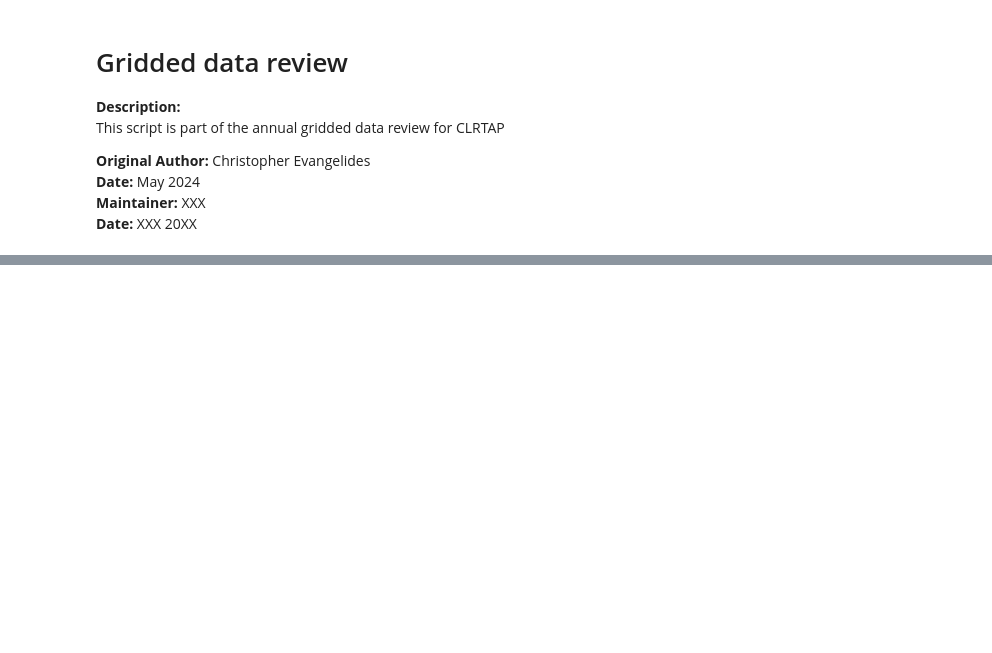
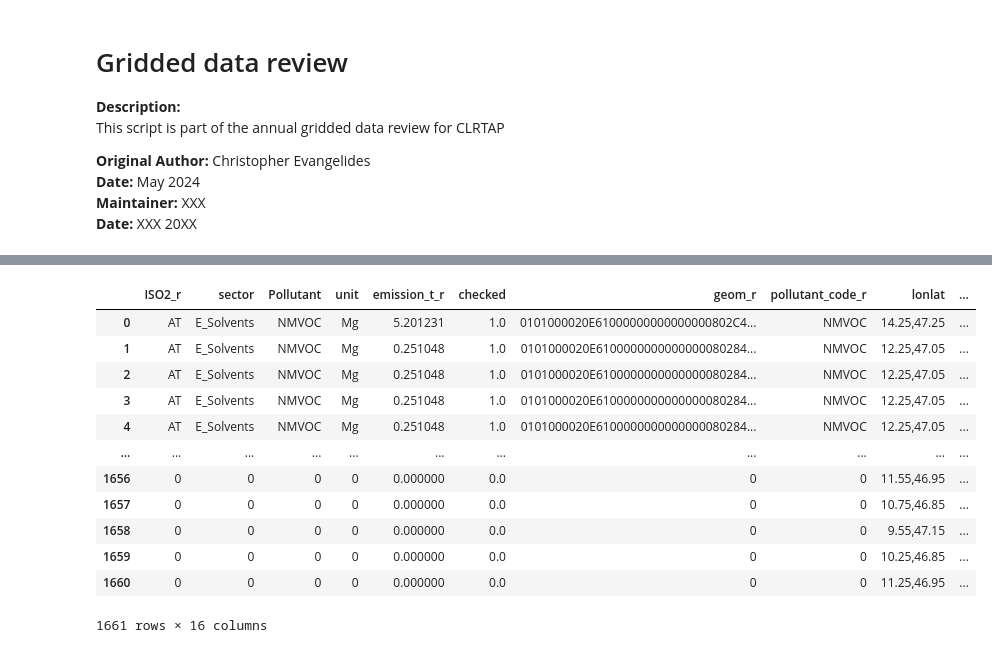
Before and after one commit to geochriiis/clrtap, a Jupyter notebook: jupyter/Gridded_data_review.ipynb, the cells around one changed output, grey strips where cells are left out. Drawn from its saved outputs; the diff is of its cells as text; code cells hidden in the pictures; blank space fills up the shorter version.

```diff
--- a/jupyter/Gridded_data_review.ipynb
+++ b/jupyter/Gridded_data_review.ipynb
@@ -35,0 +308,16 @@ Your are: ce6
+# %%
+merge_df
+# %% [output]
+|  | ISO2_r | sector | Pollutant | unit | emission_t_r | checked | geom_r | pollutant_code_r | lonlat | ... |
+| 0 | AT | E_Solvents | NMVOC | Mg | 5.201231 | 1.0 | 0101000020E61000000000000000802C4... | NMVOC | 14.25,47.25 | ... |
+| 1 | AT | E_Solvents | NMVOC | Mg | 0.251048 | 1.0 | 0101000020E6100000000000000080284... | NMVOC | 12.25,47.05 | ... |
+| 2 | AT | E_Solvents | NMVOC | Mg | 0.251048 | 1.0 | 0101000020E6100000000000000080284... | NMVOC | 12.25,47.05 | ... |
+| 3 | AT | E_Solvents | NMVOC | Mg | 0.251048 | 1.0 | 0101000020E6100000000000000080284... | NMVOC | 12.25,47.05 | ... |
+| 4 | AT | E_Solvents | NMVOC | Mg | 0.251048 | 1.0 | 0101000020E6100000000000000080284... | NMVOC | 12.25,47.05 | ... |
+| ... | ... | ... | ... | ... | ... | ... | ... | ... | ... | ... |
+| 1656 | 0 | 0 | 0 | 0 | 0.000000 | 0.0 | 0 | 0 | 11.55,46.95 | ... |
+| 1657 | 0 | 0 | 0 | 0 | 0.000000 | 0.0 | 0 | 0 | 10.75,46.85 | ... |
+| 1658 | 0 | 0 | 0 | 0 | 0.000000 | 0.0 | 0 | 0 | 9.55,47.15 | ... |
+| 1659 | 0 | 0 | 0 | 0 | 0.000000 | 0.0 | 0 | 0 | 10.25,46.85 | ... |
+| 1660 | 0 | 0 | 0 | 0 | 0.000000 | 0.0 | 0 | 0 | 11.25,46.95 | ... |
+1661 rows × 16 columns
```
Also changed, not shown: parts of 14 cells of this notebook, 1 other file.
